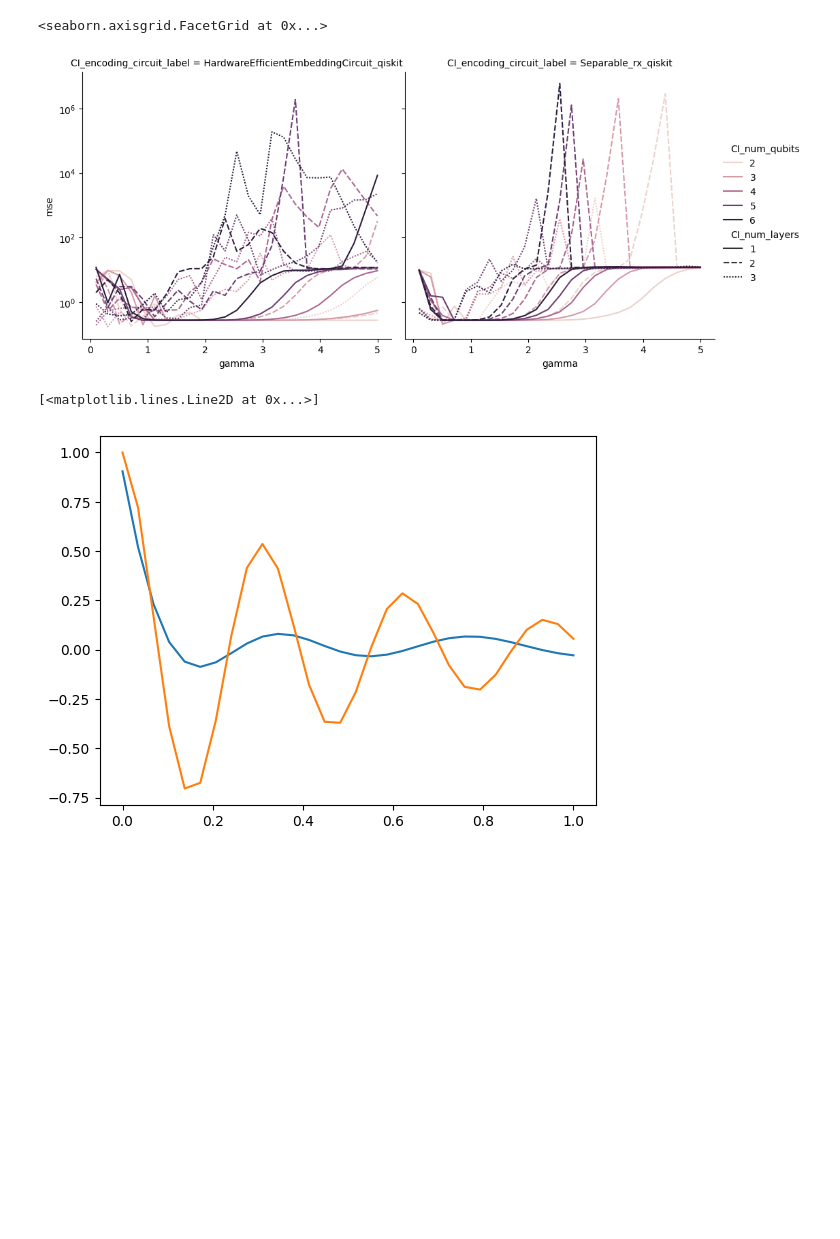
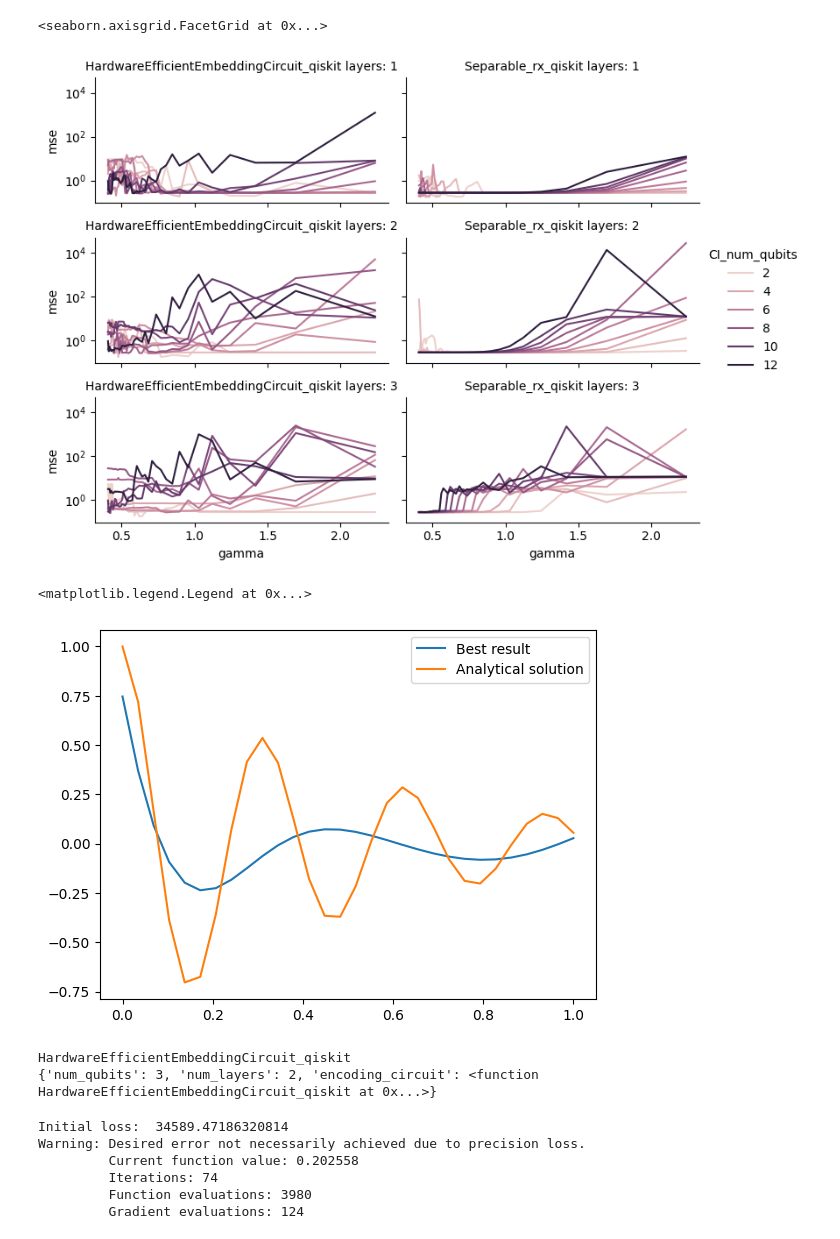
Before and after one commit to rupof/KernelDE, a Jupyter notebook: plotting_notebooks/PQK_grid_search.ipynb, the cells around one changed output. Cells and saved outputs as stored; diff of their text form; code cells hidden in the pictures; blank space fills up the shorter version.

Commit message:
plots and everything more new

```diff
--- a/plotting_notebooks/PQK_grid_search.ipynb
+++ b/plotting_notebooks/PQK_grid_search.ipynb
@@ -4,7 +4,7 @@ sys.path.append("..")
 # %%
 from data_tools.tools import *
 # %%
-path_to_results = "../data/results/DE_2_1"
+path_to_results = "../data/results/DE_3_2"
 
 results = load_feather_folder_as_pd(path_to_results)
 # %% [output]
@@ -30,11 +30,22 @@ results.head()
 # %%
 #log scale
 
-g = sns.relplot(x="gamma", y="mse", data=results, style="CI_num_layers", kind="line", col="CI_encoding_circuit_label", hue="CI_num_qubits")
+g = sns.relplot(x="gamma", y="mse",
+                data=results,
+                kind="line",
+                col="CI_encoding_circuit_label",
+                hue="CI_num_qubits",
+                row="CI_num_layers",
+                height=2,  # Adjust the height as needed
+                aspect=2
+                )
+
+#set titles
+g.set_titles("{col_name} layers: {row_name}")
 g.set(yscale="log")
 # %% [output]
 <seaborn.axisgrid.FacetGrid at 0x...>
-[figure, old version]
+[figure, new version]
 # %%
 def f_analytical_fun(x):
     """Analytical solution of the ODE from the paper
@@ -46,8 +59,9 @@ def f_analytical_fun(x):
 # %%
 #result with lowest mse
 x_span = np.linspace(0, 1, 30)
-plt.plot(x_span, results.iloc[0]["f_PQK"])
-plt.plot(x_span, f_analytical_fun(x_span))
+plt.plot(x_span, results.iloc[0]["f_PQK"], label="Best result")
+plt.plot(x_span, f_analytical_fun(x_span), label="Analytical solution")
+plt.legend()
 # %% [output]
-[<matplotlib.lines.Line2D at 0x...>]
+<matplotlib.legend.Legend at 0x...>
-[figure, old version]
+[figure, new version]
@@ -53,0 +104,20 @@ plt.plot(x_span, f_analytical_fun(x_span))
+# %%
+best_K_PQK = get_K_from_row(results.iloc[0], "PQK", Executor("statevector_simulator"))
+# %% [output]
+HardwareEfficientEmbeddingCircuit_qiskit
+{'num_qubits': 3, 'num_layers': 2, 'encoding_circuit': <function HardwareEfficientEmbeddingCircuit_qiskit at 0x...>}
+# %%
+best_K_classical_RBF = rbf_kernel_manual(x_span, x_span, sigma = 0.2)
+
+
+RBF_kernel_list = [rbf_kernel_manual(x_span, x_span, sigma = 0.2), analytical_derivative_rbf_kernel(x_span, x_span, sigma = 0.2)]
+Solver_test = Solver(RBF_kernel_list)
+
+f_RBF, optimal_alpha_RBF = Solver_test.solve(x_span, 1, g)
+# %% [output]
+Initial loss:  34589.47186320814
+Warning: Desired error not necessarily achieved due to precision loss.
+         Current function value: 0.202558
+         Iterations: 74
+         Function evaluations: 3980
+         Gradient evaluations: 124
```
Also changed, not shown: parts of 7 cells of this notebook, 7 other files.
